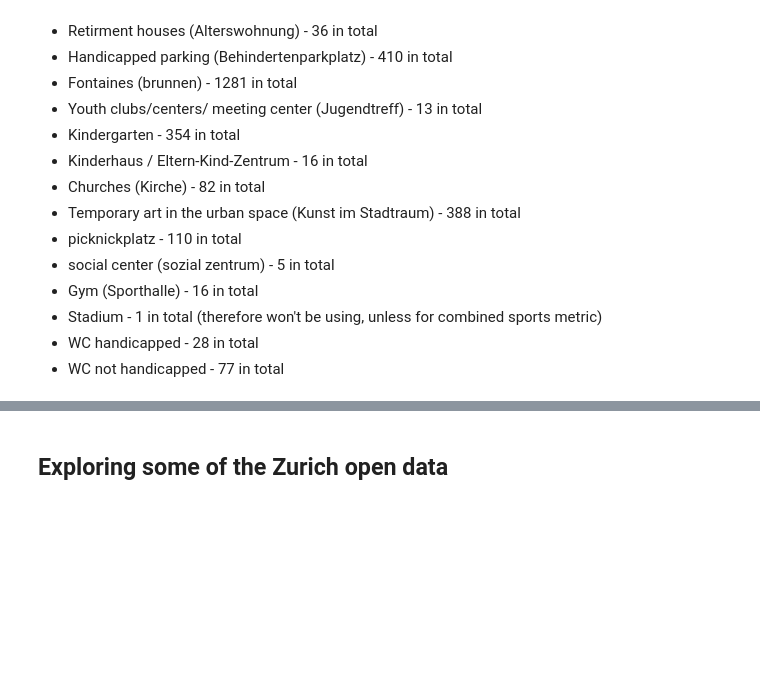
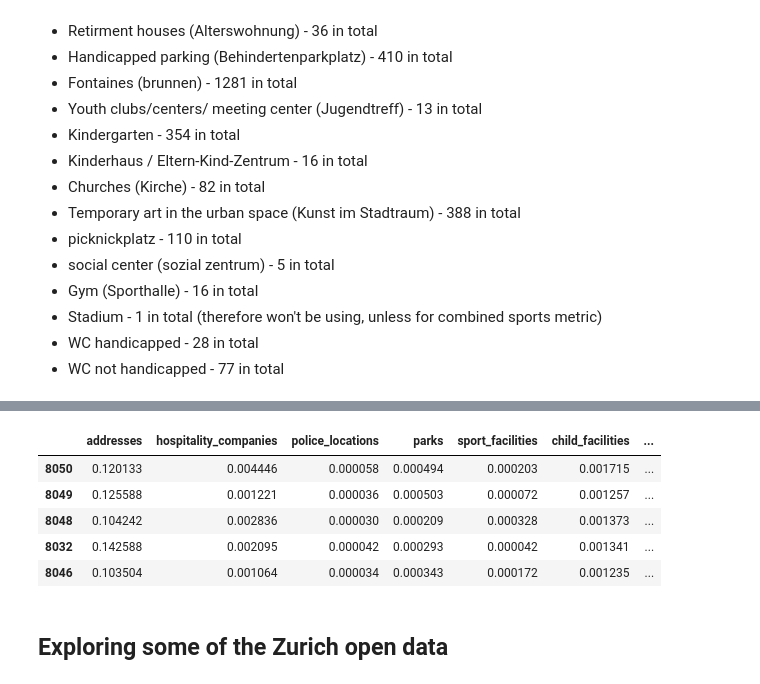
Before and after one commit to MLortki/ADA2018-Project-Quality-of-Space-AMG, a Jupyter notebook: zurich_open_data_exploration.ipynb, the cells around one changed output, grey strips where cells are left out. Drawn from its saved outputs; the diff is of its cells as text; code cells hidden in the pictures; blank space fills up the shorter version.

```diff
--- a/zurich_open_data_exploration.ipynb
+++ b/zurich_open_data_exploration.ipynb
@@ -212,3 +271,14 @@ As we see datasets we will be using consists of:
+# %%
+# normalizing by population
+pop_normed_df = aggregated_df.div(aggregated_df.population, axis=0).drop(columns='population')
+pop_normed_df.head()
+# %% [output]
+|  | addresses | hospitality_companies | police_locations | parks | sport_facilities | child_facilities | ... |
+| 8050 | 0.120133 | 0.004446 | 0.000058 | 0.000494 | 0.000203 | 0.001715 | ... |
+| 8049 | 0.125588 | 0.001221 | 0.000036 | 0.000503 | 0.000072 | 0.001257 | ... |
+| 8048 | 0.104242 | 0.002836 | 0.000030 | 0.000209 | 0.000328 | 0.001373 | ... |
+| 8032 | 0.142588 | 0.002095 | 0.000042 | 0.000293 | 0.000042 | 0.001341 | ... |
+| 8046 | 0.103504 | 0.001064 | 0.000034 | 0.000343 | 0.000172 | 0.001235 | ... |
 # %% [markdown]
 ## Exploring some of the Zurich open data
 # %%
```
Also changed, not shown: parts of 4 cells of this notebook, 2 other files.
